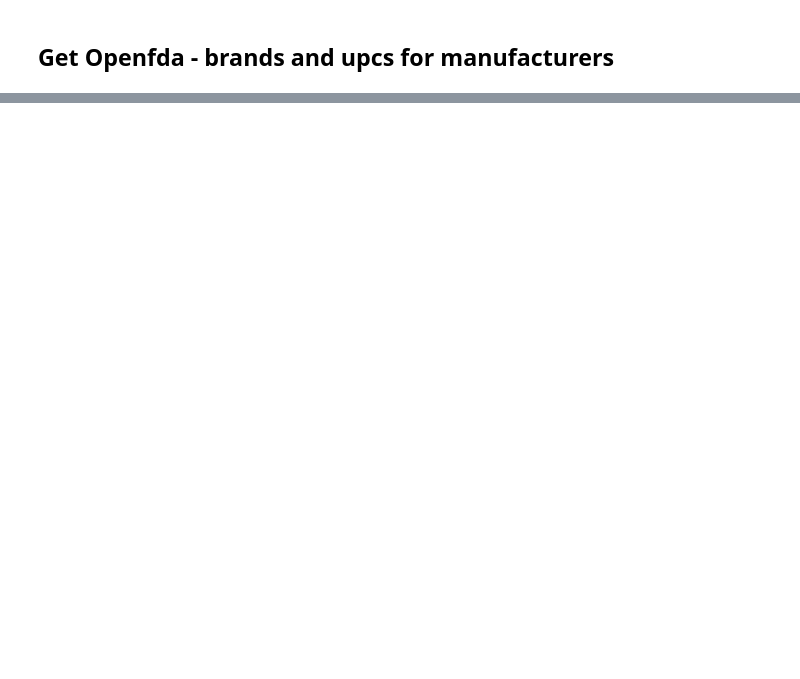
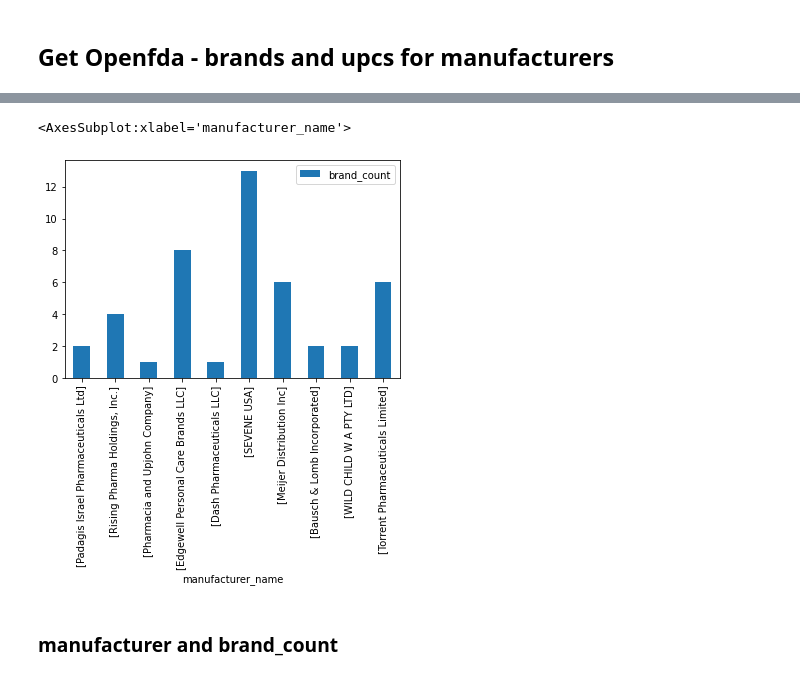
Before and after one commit to techsparksguru/data_ai_for_all, a Jupyter notebook: class9_apache_spark/projects/Project1-exercise.ipynb, the cells around one changed output, grey strips where cells are left out. Drawn from its saved outputs; the diff is of its cells as text; code cells hidden in the pictures; blank space fills up the shorter version.

```diff
--- a/class9_apache_spark/projects/Project1-exercise.ipynb
+++ b/class9_apache_spark/projects/Project1-exercise.ipynb
@@ -463,0 +576,3 @@ ps_df_group.head(5)
+# %%
+ps_df_group_pandas = ps_df_group.to_pandas()
+ps_df_group_pandas
@@ -463,0 +594,7 @@ ps_df_group.head(5)
+# %%
+ps_df_group_pandas[0:10].plot.bar(x="manufacturer_name",y="brand_count")
+# %% [output]
+<AxesSubplot:xlabel='manufacturer_name'>
+[figure, added]
+# %% [markdown]
+### manufacturer and brand_count
```
Also changed, not shown: parts of 22 cells of this notebook, 4 other files.
